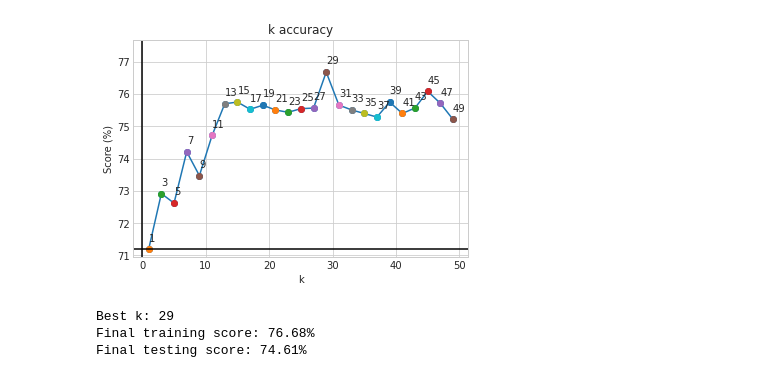
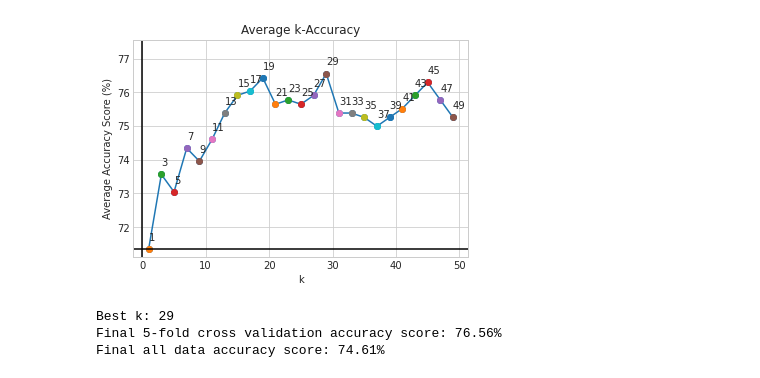
Before and after one commit to zaRizk7/k-nearest-neighbor, a Jupyter notebook: kNN.ipynb, the cells around one changed output. Drawn from its saved outputs; the diff is of its cells as text; code cells hidden in the pictures.

Commit message:
Revised fold limit

```diff
--- a/kNN.ipynb
+++ b/kNN.ipynb
@@ -108,7 +108,7 @@ class KNearestNeighbor:
       score_final += self.accuracy_score(k_best, test, train) / size * 100
     return score_final
 # %%
-data_range = [(1, 614), (461, 642, 768), (307, 462, 768),
+data_range = [(1, 614), (461, 615, 768), (307, 462, 768),
               (154, 308, 768), (155, 768)]
 csv_domain = 'https://docs.google.com/spreadsheets/d'
 csv_id = '1LYy6IKpI8CaaHAALDeu52N2xUg6Qo4cZvAxMaSOQOG0'
@@ -121,26 +121,26 @@ knn = KNearestNeighbor()
 score_best, k_best, k_list, score_list = knn.cross_validation(50, test, train)
 score_final = knn.estimate(k_best, ds)
 # %%
-plt.title('k accuracy')
+plt.title('Average k-Accuracy')
 plt.xlabel('k')
-plt.ylabel('Score (%)')
+plt.ylabel('Average Accuracy Score (%)')
 plt.plot(k_list, score_list, '-o')
 for k, score in zip(k_list, score_list):
   plt.plot(k, score, 'o')
   plt.text(k, score + .25, k)
 plt.ylim((min(score_list) - .25, score_best + 1))
 plt.axhline(min(score_list), color='k')
 plt.axvline(color='k')
 plt.savefig('k-vs-score.png')
 plt.show()
 # %% [output]
-[figure, old version]
+[figure, new version]
 # %%
 k_output = 'Best k: {}'.format(k_best)
-score_train_output = 'Final training score: {:.2f}%'.format(score_best)
-score_test_output = 'Final testing score: {:.2f}%'.format(score_final)
+score_train_output = 'Final 5-fold cross validation accuracy score: {:.2f}%'.format(score_best)
+score_test_output = 'Final all data accuracy score: {:.2f}%'.format(score_final)
 print(f'{k_output}\n{score_train_output}\n{score_test_output}')
 # %% [output]
 Best k: 29
-Final training score: 76.68%
-Final testing score: 74.61%
+Final 5-fold cross validation accuracy score: 76.56%
+Final all data accuracy score: 74.61%
```
